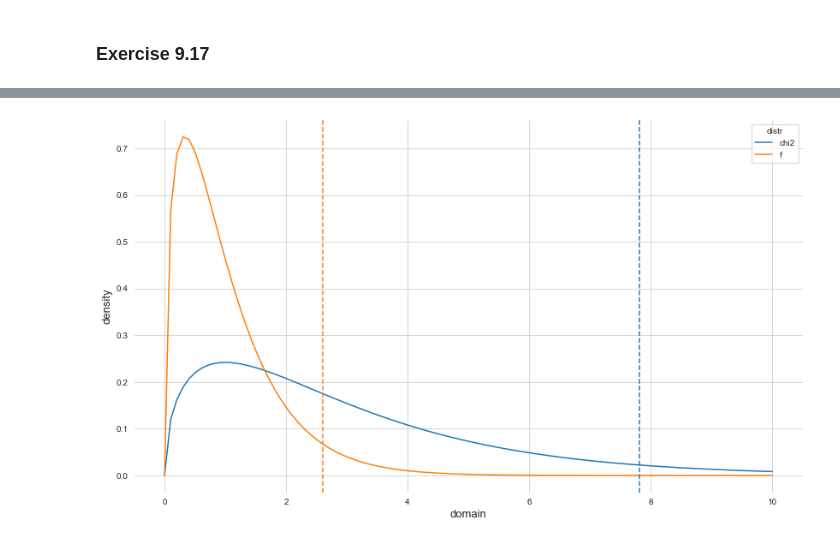
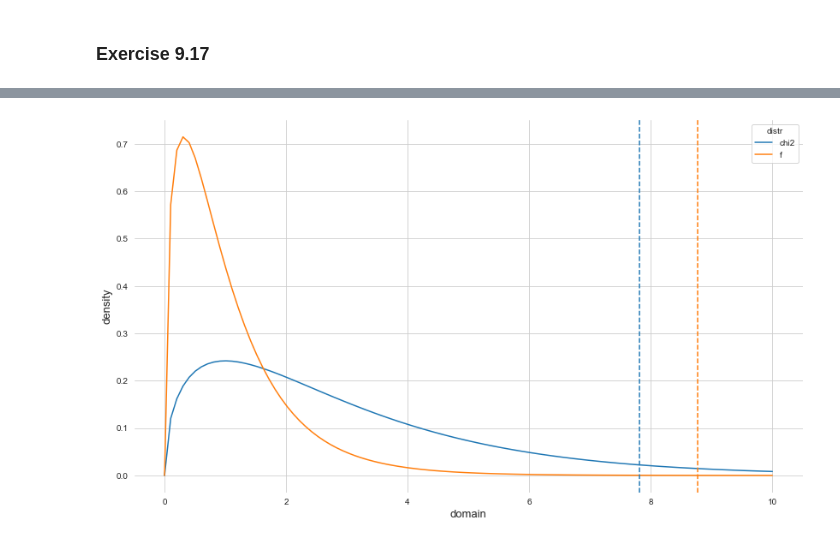
Before and after one commit to timmens/metrics_problems, a Jupyter notebook: hansen.ipynb, the cells around one changed output, grey strips where cells are left out. Saved outputs shown, nothing was run; the diff lists cells and outputs as text; code cells hidden in the pictures.

```diff
--- a/hansen.ipynb
+++ b/hansen.ipynb
@@ -37,7 +37,7 @@ _ = plt.plot(domain, density)
 # %%
 q = 3
 alpha = .95
-n_minus_k = 1_000_000
+n_minus_k = 30
 # %%
 chi2 = stats.chi2(df=q)
 f = stats.f(dfn=q, dfd=n_minus_k)
@@ -50,13 +54,13 @@ df = df.melt(id_vars="domain", value_name="density", var_name="distr")
 # %%
 fig, ax = plt.subplots(1)
 
 sns.lineplot(x="domain", y="density", hue="distr", ax=ax, data=df)
 
 ax.axvline(chi2.ppf(alpha), ls="--", color="tab:blue")
-ax.axvline(f.ppf(alpha), ls="--", color="tab:orange")
+ax.axvline(q * f.ppf(alpha), ls="--", color="tab:orange")
 
 ax.set_frame_on(False)
 ax.xaxis.label.set_size(13)
 ax.yaxis.label.set_size(13)
 # %% [output]
-[figure, old version]
+[figure, new version]
```
Also changed, not shown: parts of 1 cell of this notebook.
